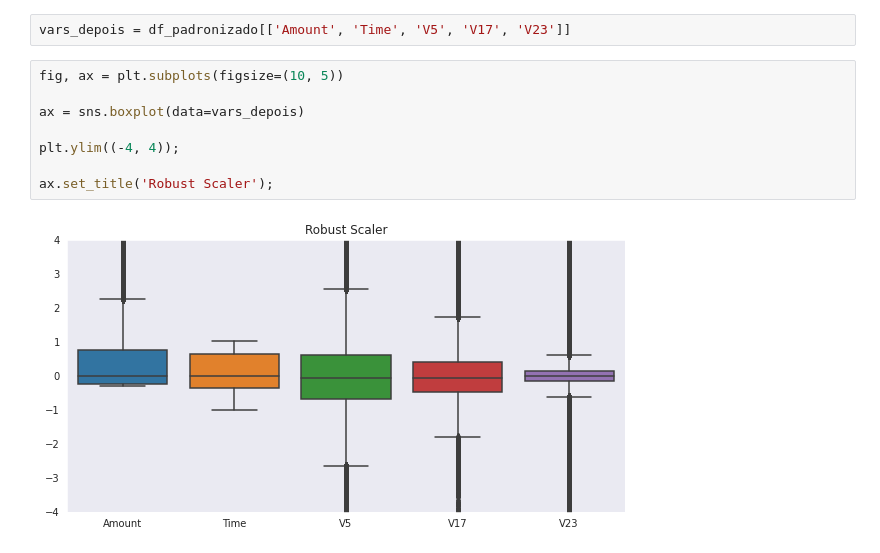
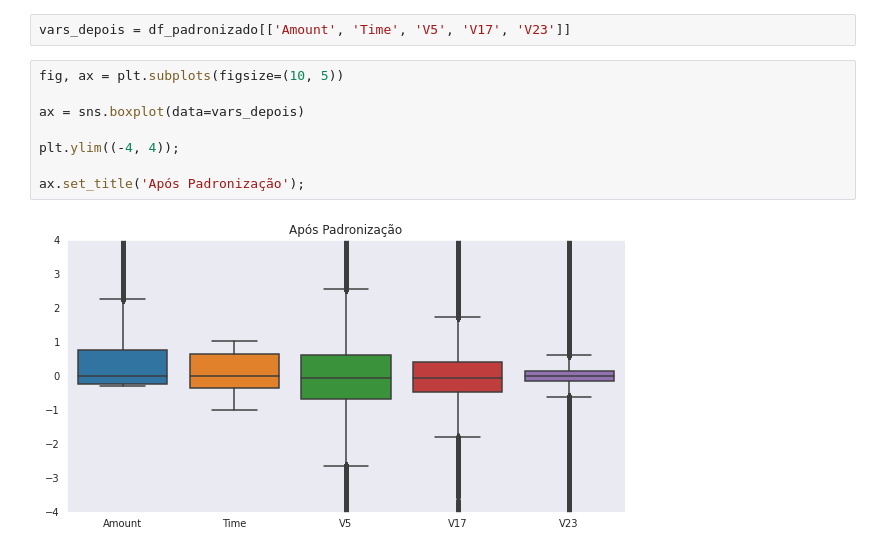
Before and after one commit to brayannmb/projeto_fraudes_cartao_credito, a Jupyter notebook: Detecção_Fraudes.ipynb, the cells around one changed output. Saved outputs shown, nothing was run; the diff lists cells and outputs as text.

```diff
--- a/Detecção_Fraudes.ipynb
+++ b/Detecção_Fraudes.ipynb
@@ -381,10 +387,10 @@ vars_depois = df_padronizado[['Amount', 'Time', 'V5', 'V17', 'V23']]
 # %%
 fig, ax = plt.subplots(figsize=(10, 5))
 
 ax = sns.boxplot(data=vars_depois)
 
 plt.ylim((-4, 4));
 
-ax.set_title('Robust Scaler');
+ax.set_title('Após Padronização');
 # %% [output]
-[figure, old version]
+[figure, new version]
```
Also changed, not shown: parts of 17 cells of this notebook.
